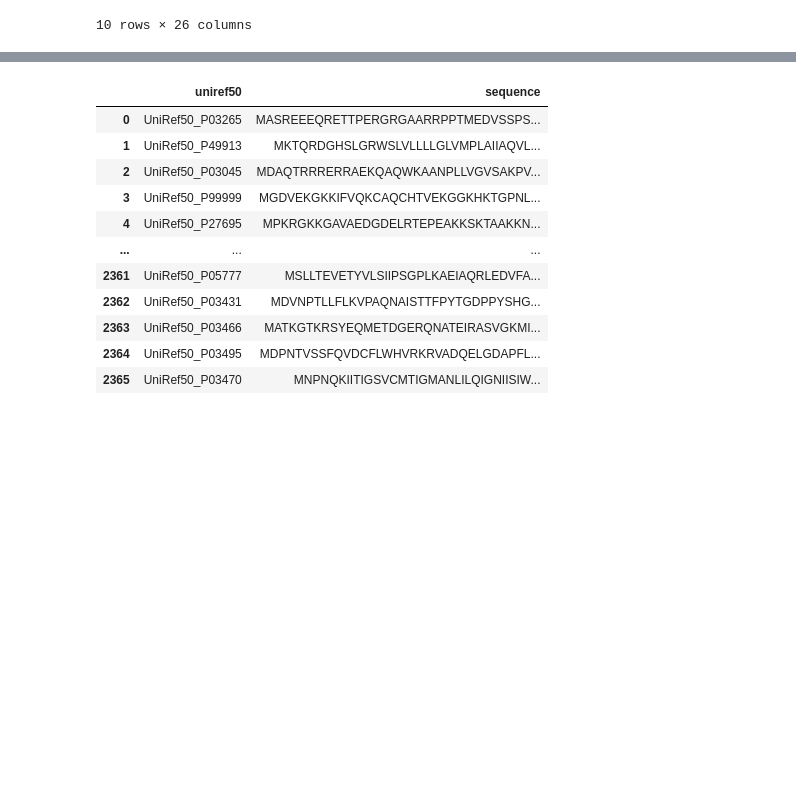
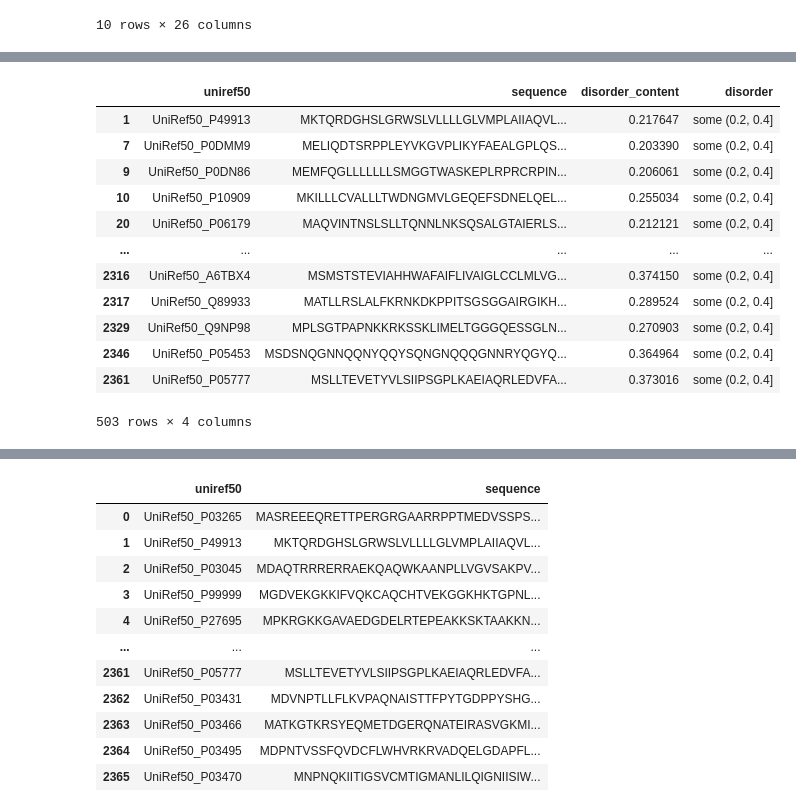
Before and after one commit to michellegarcia2000/p-rotein, a Jupyter notebook: json_p-ai.ipynb, the cells around one changed output, grey strips where cells are left out. Drawn from its saved outputs; the diff is of its cells as text; code cells hidden in the pictures; blank space fills up the shorter version.

```diff
--- a/json_p-ai.ipynb
+++ b/json_p-ai.ipynb
@@ -26,0 +56,18 @@ display(new_df.head(10).dropna(axis=1))
+# %%
+some_disorder = new_df.loc[(new_df['disorder_content'] > 0.2) & (new_df['disorder_content'] <= 0.4), ['uniref50','sequence','disorder_content']]
+some_disorder.loc[:,'disorder'] = "some (0.2, 0.4]"
+some_disorder
+# %% [output]
+|  | uniref50 | sequence | disorder_content | disorder |
+| 1 | UniRef50_P49913 | MKTQRDGHSLGRWSLVLLLLGLVMPLAIIAQVL... | 0.217647 | some (0.2, 0.4] |
+| 7 | UniRef50_P0DMM9 | MELIQDTSRPPLEYVKGVPLIKYFAEALGPLQS... | 0.203390 | some (0.2, 0.4] |
+| 9 | UniRef50_P0DN86 | MEMFQGLLLLLLLSMGGTWASKEPLRPRCRPIN... | 0.206061 | some (0.2, 0.4] |
+| 10 | UniRef50_P10909 | MKILLLCVALLLTWDNGMVLGEQEFSDNELQEL... | 0.255034 | some (0.2, 0.4] |
+| 20 | UniRef50_P06179 | MAQVINTNSLSLLTQNNLNKSQSALGTAIERLS... | 0.212121 | some (0.2, 0.4] |
+| ... | ... | ... | ... | ... |
+| 2316 | UniRef50_A6TBX4 | MSMSTSTEVIAHHWAFAIFLIVAIGLCCLMLVG... | 0.374150 | some (0.2, 0.4] |
+| 2317 | UniRef50_Q89933 | MATLLRSLALFKRNKDKPPITSGSGGAIRGIKH... | 0.289524 | some (0.2, 0.4] |
+| 2329 | UniRef50_Q9NP98 | MPLSGTPAPNKKRKSSKLIMELTGGGQESSGLN... | 0.270903 | some (0.2, 0.4] |
+| 2346 | UniRef50_P05453 | MSDSNQGNNQQNYQQYSQNGNQQQGNNRYQGYQ... | 0.364964 | some (0.2, 0.4] |
+| 2361 | UniRef50_P05777 | MSLLTEVETYVLSIIPSGPLKAEIAQRLEDVFA... | 0.373016 | some (0.2, 0.4] |
+503 rows × 4 columns
```
Also changed, not shown: parts of 7 cells of this notebook, 1 other file.
